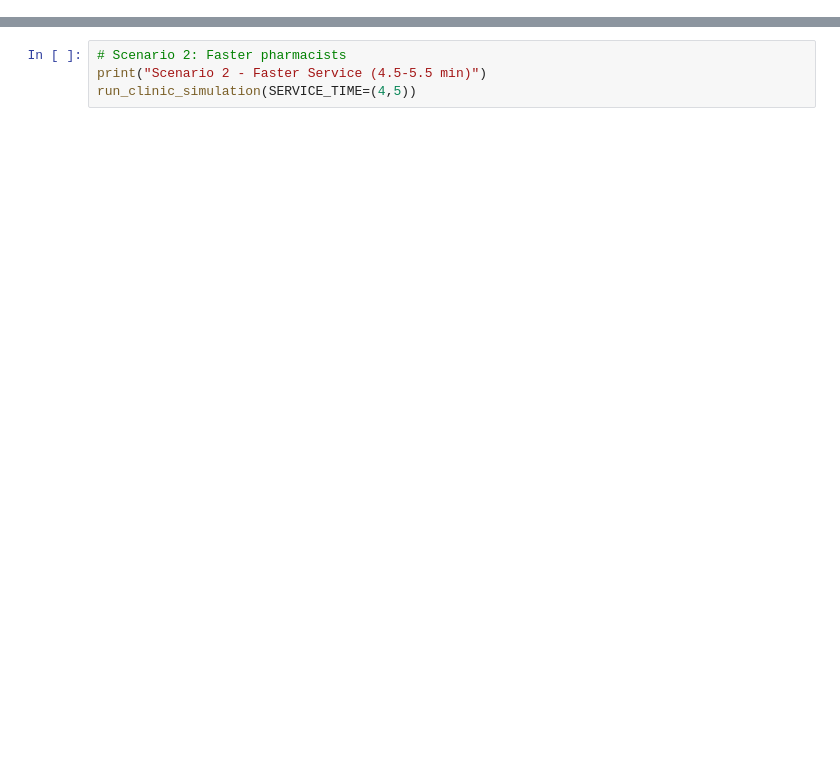
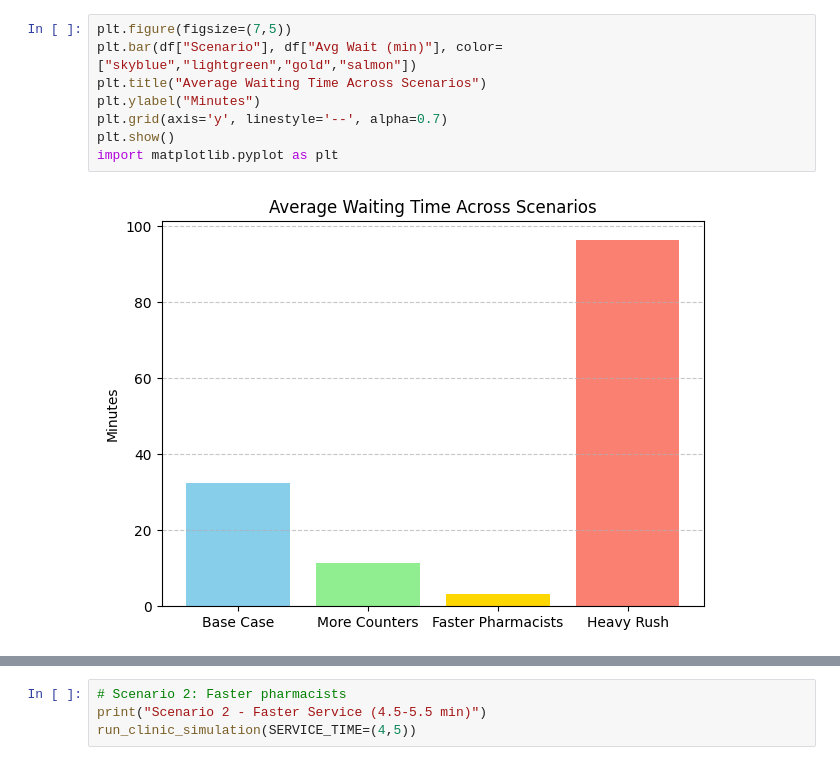
Before and after one commit to VishwaJanith/Case-Study, a Jupyter notebook: Clinic Dispensary.ipynb, the cells around one changed output, grey strips where cells are left out. Saved outputs shown, nothing was run; the diff lists cells and outputs as text; blank space fills up the shorter version.

Commit message:
Add visualizations for clinic simulation results

```diff
--- a/Clinic Dispensary.ipynb
+++ b/Clinic Dispensary.ipynb
@@ -95,0 +150,10 @@ run_clinic_simulation(NUM_COUNTERS=3, SERVICE_TIME=(7,8), ARRIVAL_INTERVAL=(0.8,
+# %%
+plt.figure(figsize=(7,5))
+plt.bar(df["Scenario"], df["Avg Wait (min)"], color=["skyblue","lightgreen","gold","salmon"])
+plt.title("Average Waiting Time Across Scenarios")
+plt.ylabel("Minutes")
+plt.grid(axis='y', linestyle='--', alpha=0.7)
+plt.show()
+import matplotlib.pyplot as plt
+# %% [output]
+[figure, added]
```
Also changed, not shown: parts of 7 cells of this notebook.
